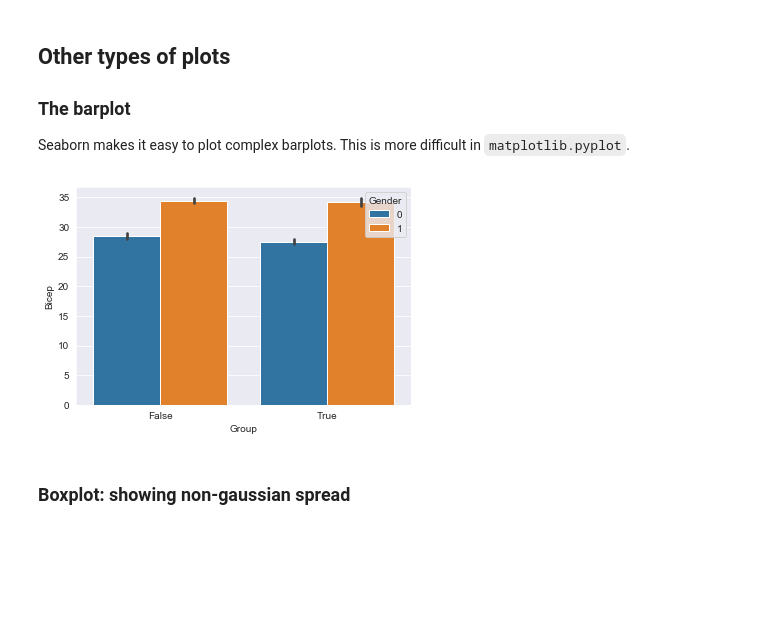
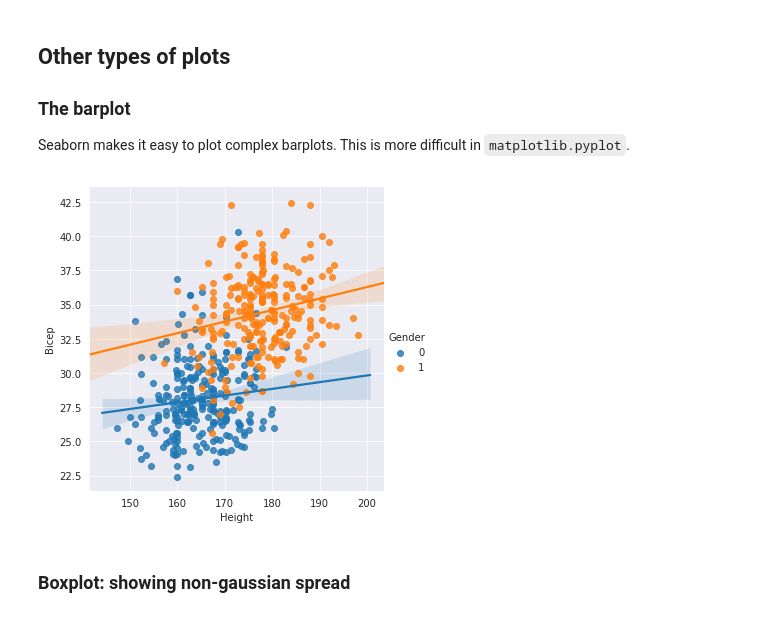
Before and after one commit to dvanderelst-classes/python-class, a Jupyter notebook: 13_Seaborn/Seaborn.ipynb, the cells around one changed output. Drawn from its saved outputs; the diff is of its cells as text; code cells hidden in the pictures; blank space fills up the shorter version.

```diff
--- a/13_Seaborn/Seaborn.ipynb
+++ b/13_Seaborn/Seaborn.ipynb
@@ -81,9 +81,9 @@
 # %%
 data['Group'] = data.Age < 25
 seaborn.set_style('darkgrid')
-seaborn.barplot(x='Group', y='Bicep', hue='Gender', data=data);
+seaborn.lmplot(x='Height', y='Bicep', hue='Gender', data=data);
 # %% [output]
-[figure, old version]
+[figure, new version]
 # %% [markdown]
 ### Boxplot: showing non-gaussian spread
 # %%
```
Also changed, not shown: parts of 4 cells of this notebook, 53 other files.
